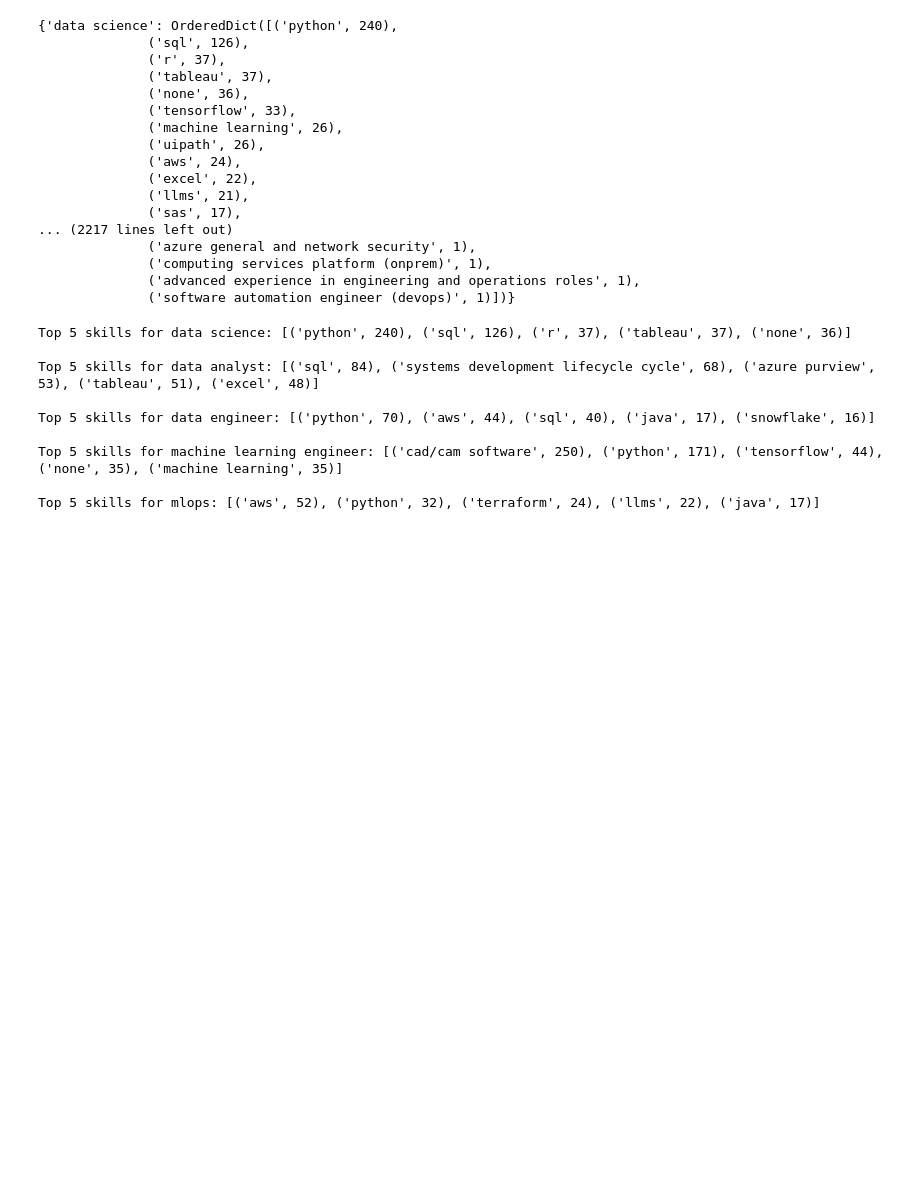
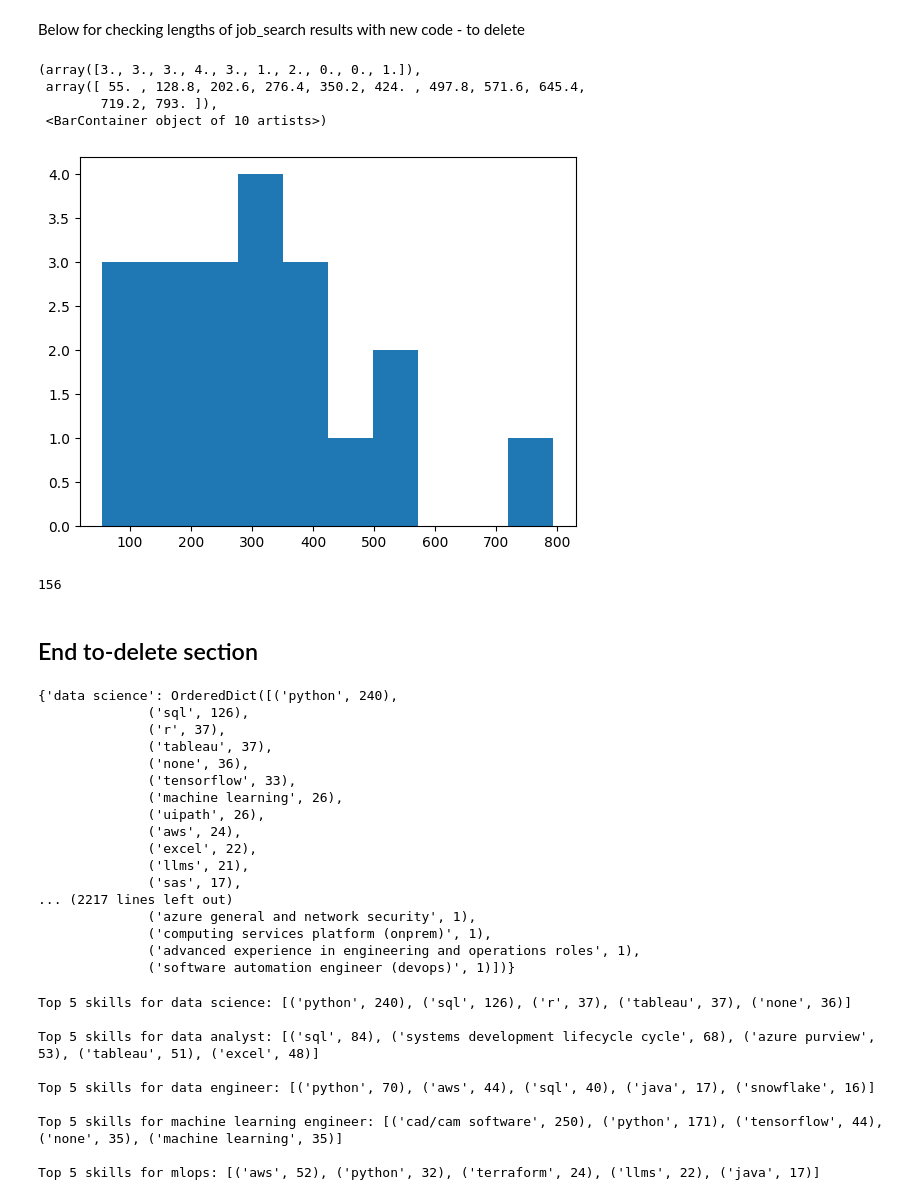
Before and after one commit to zadealfalah/jobReqs, a Jupyter notebook: check_results.ipynb, the cells around one changed output. Drawn from its saved outputs; the diff is of its cells as text; code cells hidden in the pictures; blank space fills up the shorter version.

```diff
--- a/check_results.ipynb
+++ b/check_results.ipynb
@@ -1,3 +1,29 @@
+# %% [markdown]
+Below for checking lengths of job_search results with new code - to delete
+# %%
+# check num jobs new file vs olds
+bucket = []
+for file in filelist:
+    with open(f"data/{file}") as f:
+        data = json.load(f)
+    bucket.append(len(data.keys()))
+# %%
+import matplotlib.pyplot as plt
+plt.hist(bucket)
+# %% [output]
+(array([3., 3., 3., 4., 3., 1., 2., 0., 0., 1.]),
+ array([ 55. , 128.8, 202.6, 276.4, 350.2, 424. , 497.8, 571.6, 645.4,
+        719.2, 793. ]),
+ <BarContainer object of 10 artists>)
+[figure, added]
+# %%
+with open(f"data/raw_data-31-10-23.json") as f:
+    data = json.load(f)
+len(data.keys())
+# %% [output]
+156
+# %% [markdown]
+## End to-delete section
 # %%
 import json
 import os
```
Also changed, not shown: 1 other file.
